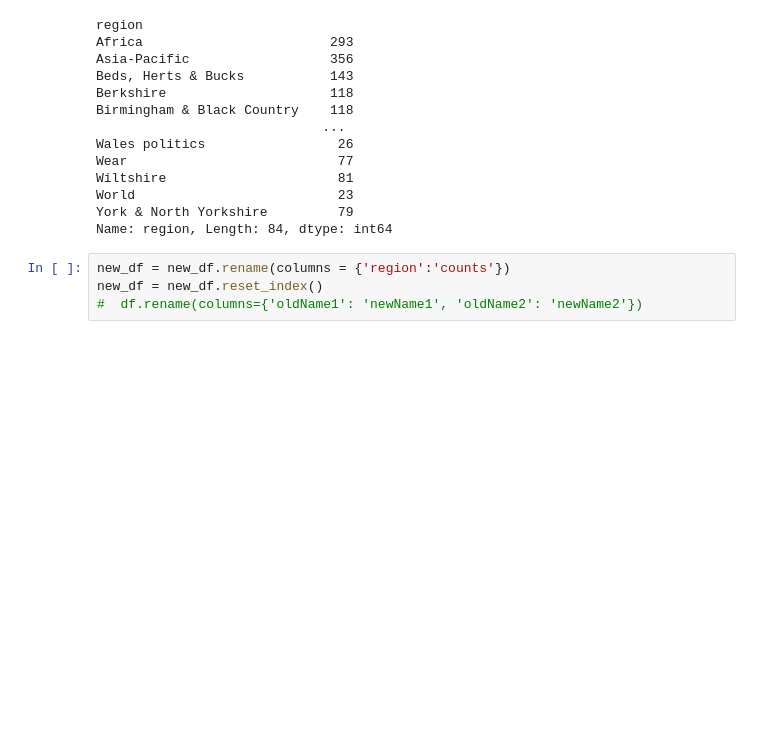
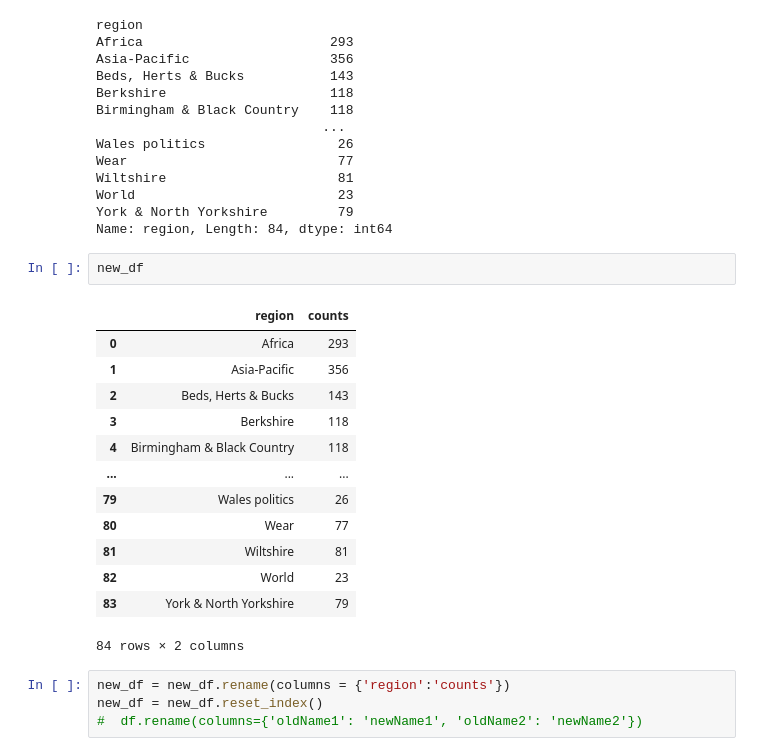
Before and after one commit to malinphy/e_repo, a Jupyter notebook: bbc_data_EDA.ipynb, the cells around one changed output. Drawn from its saved outputs; the diff is of its cells as text; blank space fills up the shorter version.

```diff
--- a/bbc_data_EDA.ipynb
+++ b/bbc_data_EDA.ipynb
@@ -172,6 +172,22 @@ Wiltshire                      81
 World                          23
 York & North Yorkshire         79
 Name: region, Length: 84, dtype: int64
+# %%
+new_df
+# %% [output]
+|  | region | counts |
+| 0 | Africa | 293 |
+| 1 | Asia-Pacific | 356 |
+| 2 | Beds, Herts & Bucks | 143 |
+| 3 | Berkshire | 118 |
+| 4 | Birmingham & Black Country | 118 |
+| ... | ... | ... |
+| 79 | Wales politics | 26 |
+| 80 | Wear | 77 |
+| 81 | Wiltshire | 81 |
+| 82 | World | 23 |
+| 83 | York & North Yorkshire | 79 |
+84 rows × 2 columns
 # %%
 new_df = new_df.rename(columns = {'region':'counts'})
 new_df = new_df.reset_index()
```
Also changed, not shown: parts of 9 cells of this notebook.
